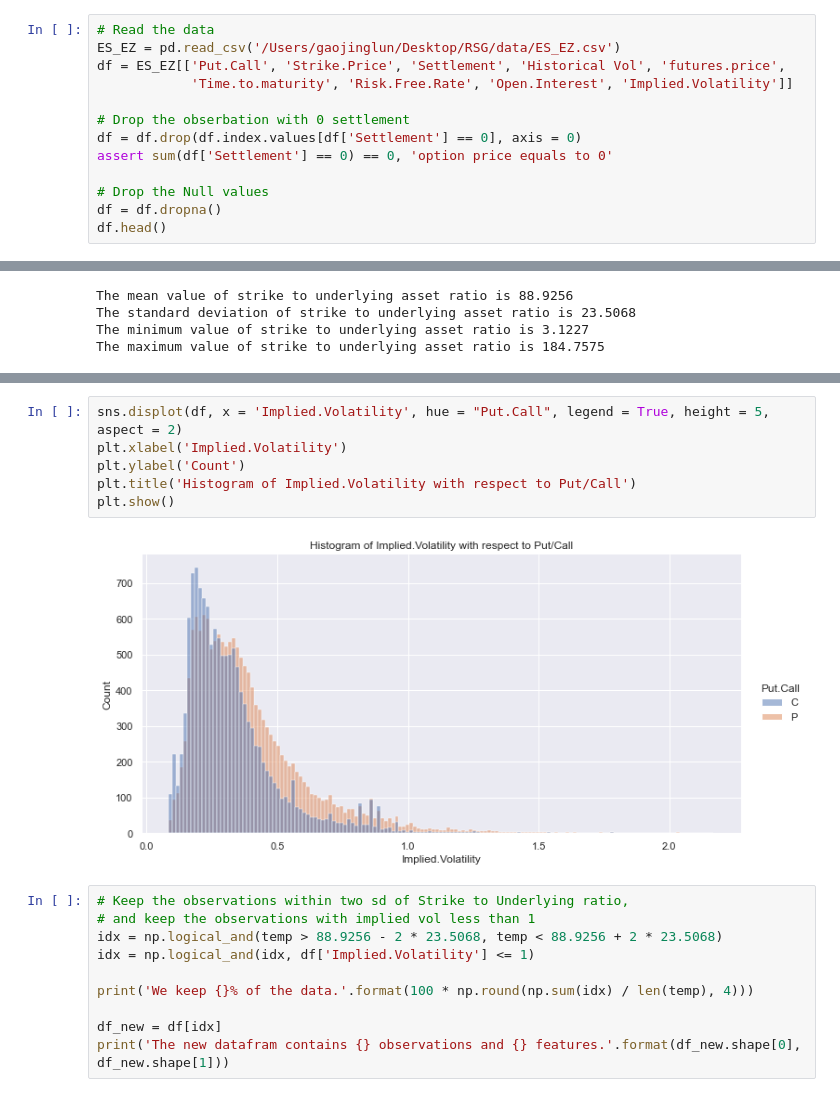
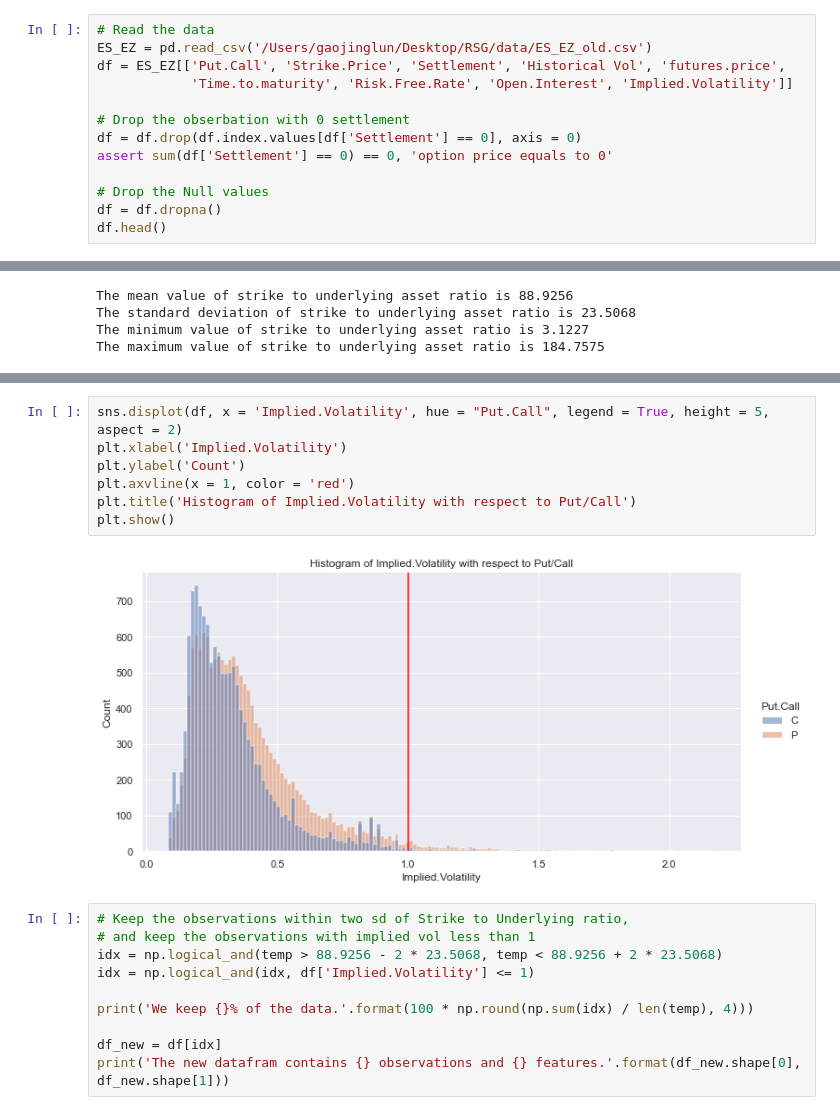
Before and after one commit to JinglunGao/RSG, a Jupyter notebook: phase1/1.7/1.7 EDA.ipynb, the cells around one changed output, grey strips where cells are left out. Cells and saved outputs as stored; diff of their text form.

```diff
--- a/phase1/1.7/1.7 EDA.ipynb
+++ b/phase1/1.7/1.7 EDA.ipynb
@@ -12,7 +12,7 @@ import warnings
 warnings.filterwarnings("ignore")
 # %%
 # Read the data
-ES_EZ = pd.read_csv('/Users/gaojinglun/Desktop/RSG/data/ES_EZ.csv')
+ES_EZ = pd.read_csv('/Users/gaojinglun/Desktop/RSG/data/ES_EZ_old.csv')
 df = ES_EZ[['Put.Call', 'Strike.Price', 'Settlement', 'Historical Vol', 'futures.price',
             'Time.to.maturity', 'Risk.Free.Rate', 'Open.Interest', 'Implied.Volatility']]
 
@@ -59,11 +59,12 @@ plt.show()
 # %%
 sns.displot(df, x = 'Implied.Volatility', hue = "Put.Call", legend = True, height = 5, aspect = 2)
 plt.xlabel('Implied.Volatility')
 plt.ylabel('Count')
+plt.axvline(x = 1, color = 'red')
 plt.title('Histogram of Implied.Volatility with respect to Put/Call')
 plt.show()
 # %% [output]
-[figure, old version]
+[figure, new version]
 # %%
 # Keep the observations within two sd of Strike to Underlying ratio,
 # and keep the observations with implied vol less than 1
```
Also changed, not shown: parts of 1 cell of this notebook, 1 other file.
